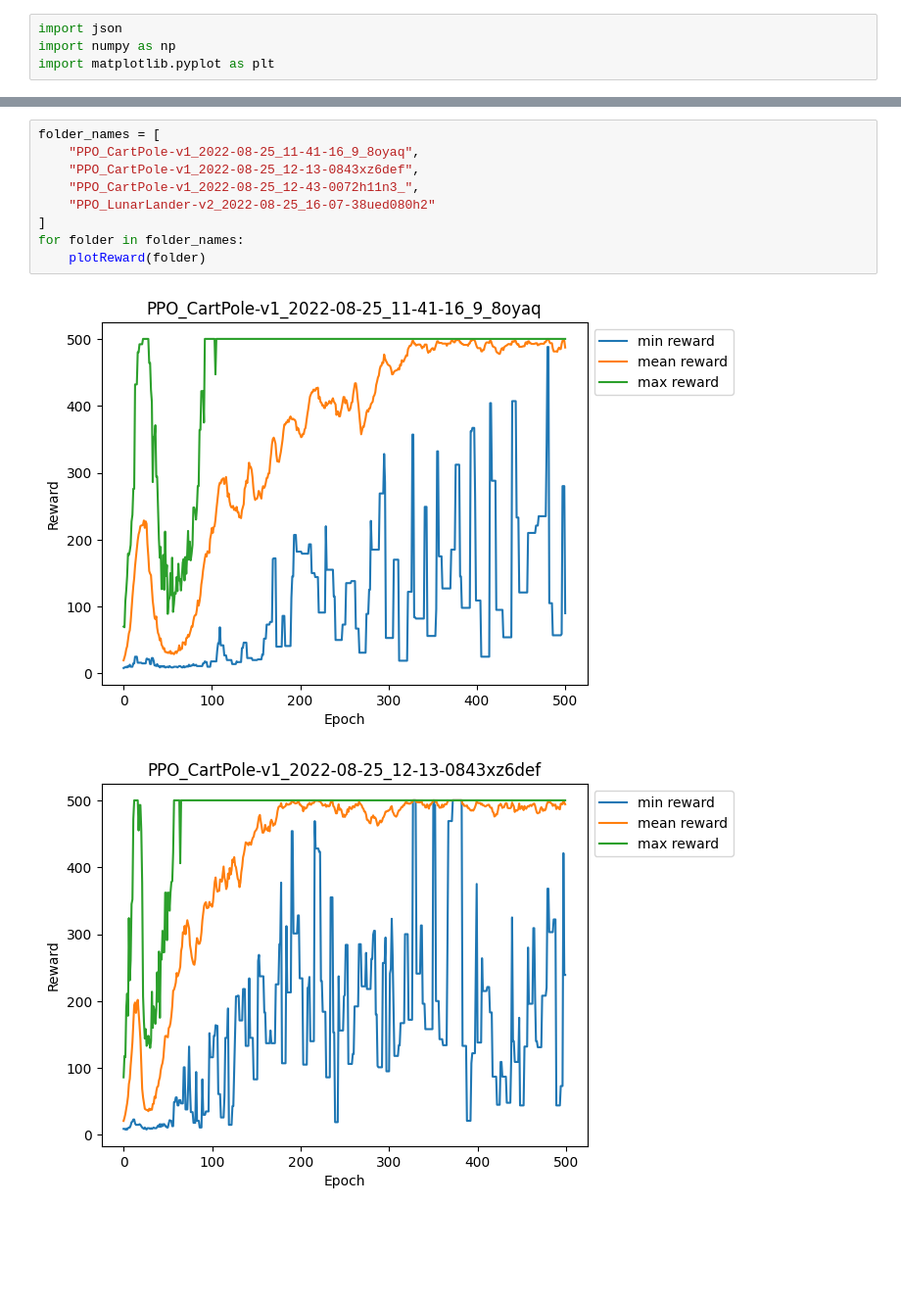
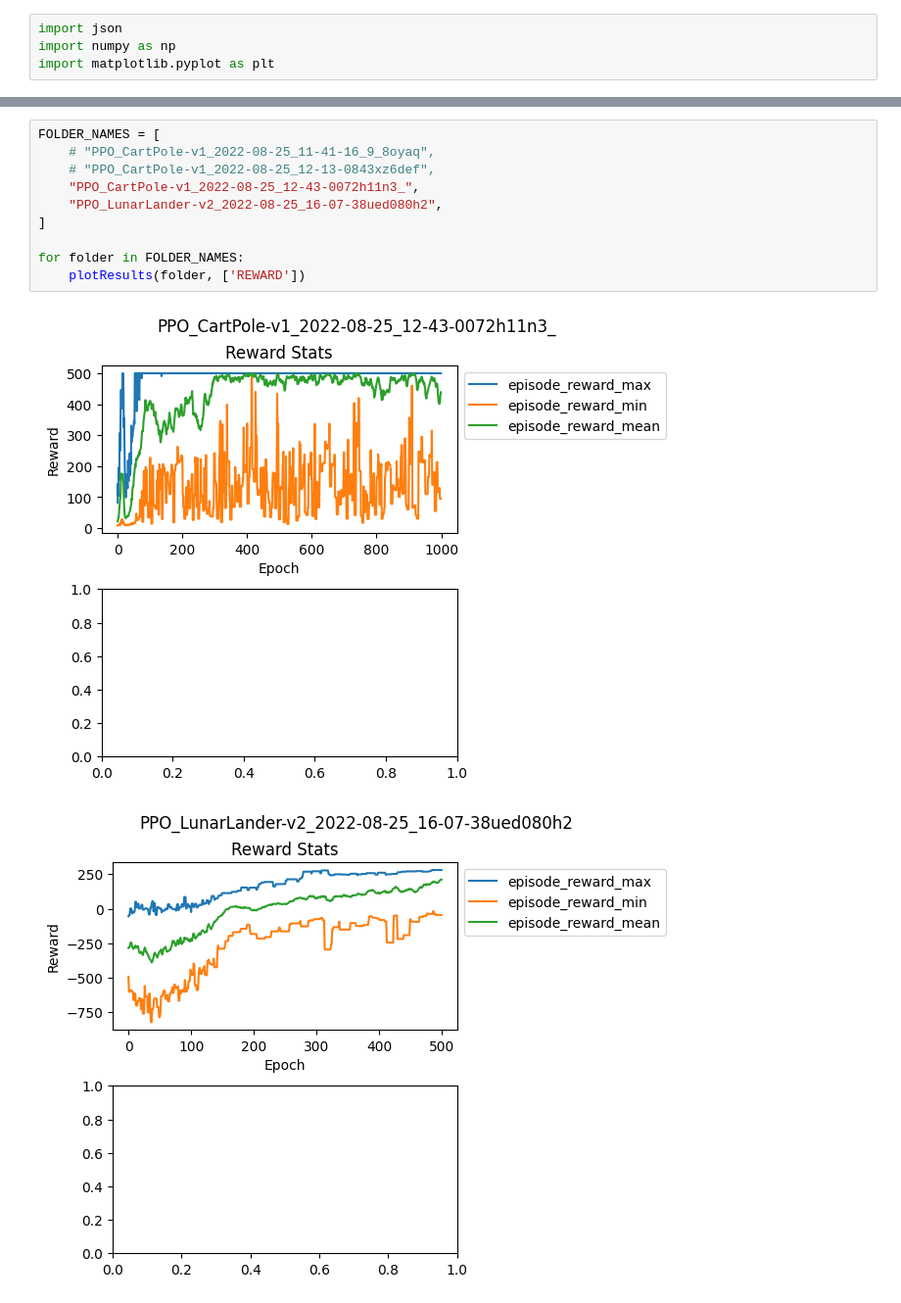
Before and after one commit to Samworth27/DRL-Workshop, a Jupyter notebook: week3/read-results.ipynb, the cells around one changed output, grey strips where cells are left out. Shown: that part at 98% size. Saved outputs shown, nothing was run; the diff lists cells and outputs as text; blank space fills up the shorter version.

```diff
--- a/week3/read-results.ipynb
+++ b/week3/read-results.ipynb
@@ -39,13 +69,14 @@ def plotReward(folder_name):
   plt.show()
 # %%
-folder_names = [
-    "PPO_CartPole-v1_2022-08-25_11-41-16_9_8oyaq",
-    "PPO_CartPole-v1_2022-08-25_12-13-0843xz6def",
+FOLDER_NAMES = [
+    # "PPO_CartPole-v1_2022-08-25_11-41-16_9_8oyaq",
+    # "PPO_CartPole-v1_2022-08-25_12-13-0843xz6def",
     "PPO_CartPole-v1_2022-08-25_12-43-0072h11n3_",
-    "PPO_LunarLander-v2_2022-08-25_16-07-38ued080h2"
+    "PPO_LunarLander-v2_2022-08-25_16-07-38ued080h2",
 ]
-for folder in folder_names:
-    plotReward(folder)
+
+for folder in FOLDER_NAMES:
+    plotResults(folder, ['REWARD'])
 # %% [output]
-[figure, old version]
+[figure, new version]
-[figure, old version]
+[figure, new version]
```
Also changed, not shown: parts of 3 cells of this notebook, 5 other files.
